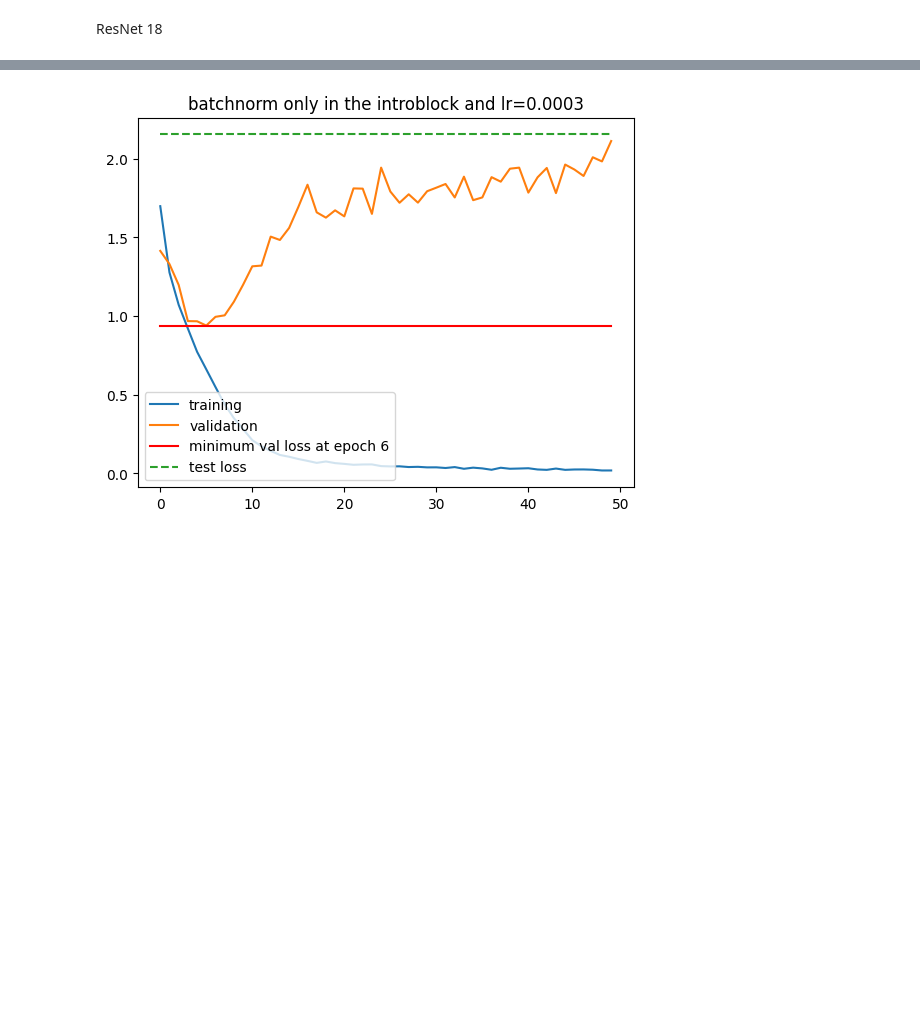
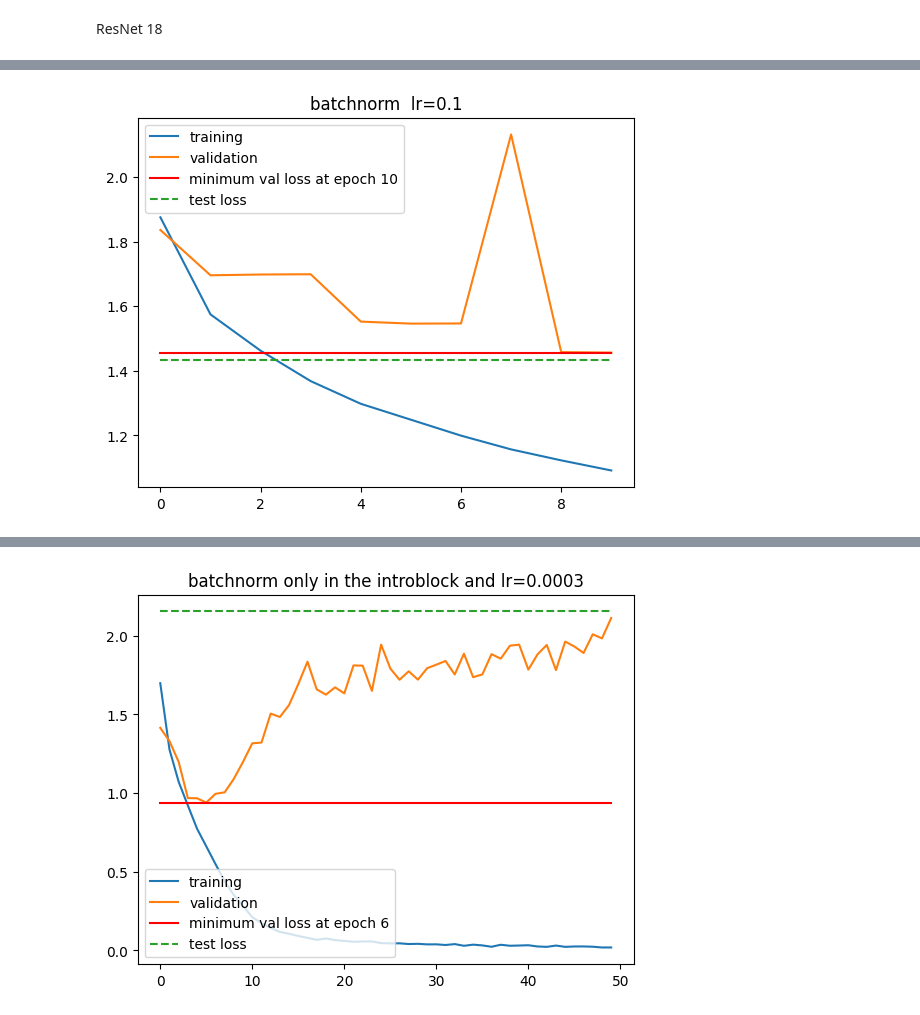
Before and after one commit to krispypancakes/vision-stuff, a Jupyter notebook: notebooks/cifar_convnet.ipynb, the cells around one changed output, grey strips where cells are left out. Cells and saved outputs as stored; diff of their text form; code cells hidden in the pictures; blank space fills up the shorter version.

```diff
--- a/notebooks/cifar_convnet.ipynb
+++ b/notebooks/cifar_convnet.ipynb
@@ -64,13 +64,13 @@ tf = transforms.RandomRotation(degrees=(0, 180))
 
 device = 'cuda' if torch.cuda.is_available() else 'cpu'
 
-train_ds = CiFaData(stage="train", device=device) # , transform=tf)
+train_ds = CiFaData(stage="train", device=device, transform=tf)
 val_ds = CiFaData(stage="val", device=device)
 test_ds = CiFaData(stage="test", device=device)
 
-# pinning memory, takes cpu data and pins it to the gpu. meaning if I already
-train_loader = DataLoader(train_ds, batch_size=256, shuffle=True)
-val_loader = DataLoader(val_ds, batch_size=256, shuffle=False)
-test_loader = DataLoader(test_ds, batch_size=256, shuffle=False)
+# pinning memory, takes cpu data and pins it to the gpu.
+train_loader = DataLoader(train_ds, batch_size=256, shuffle=True, num_workers=14, pin_memory=True)
+val_loader = DataLoader(val_ds, batch_size=256, shuffle=False, num_workers=14, pin_memory=True)
+test_loader = DataLoader(test_ds, batch_size=256, shuffle=False, num_workers=14, pin_memory=True)
 # %% [markdown]
 ResNet 18
@@ -238,0 +216,11 @@ plt.show()
+# %%
+plt.figure()
+plt.title(f'batchnorm  lr={lr}')
+plt.plot(range(epochs), losses, label='training')
+plt.plot(range(epochs), val_losses, label='validation')
+plt.plot(range(epochs), [np.min(val_losses)]*epochs, color='r', label=f'minimum val loss at epoch {np.argmin(val_losses)+1}')
+plt.plot(range(epochs), [test_loss]*epochs, linestyle='dashed', label='test loss')
+plt.legend()
+plt.show()
+# %% [output]
+[figure, added]
```
Also changed, not shown: parts of 14 cells of this notebook, 2 other files.
